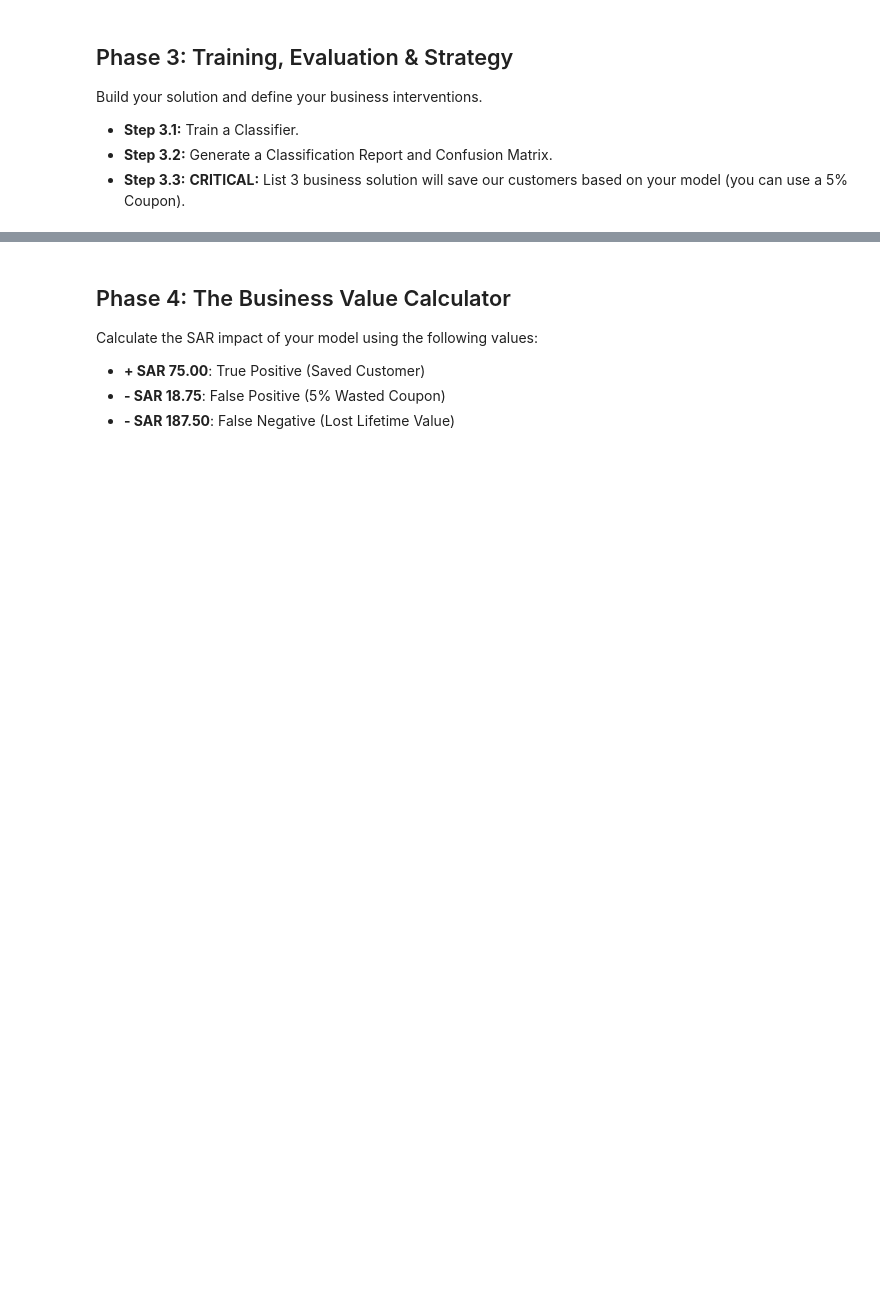
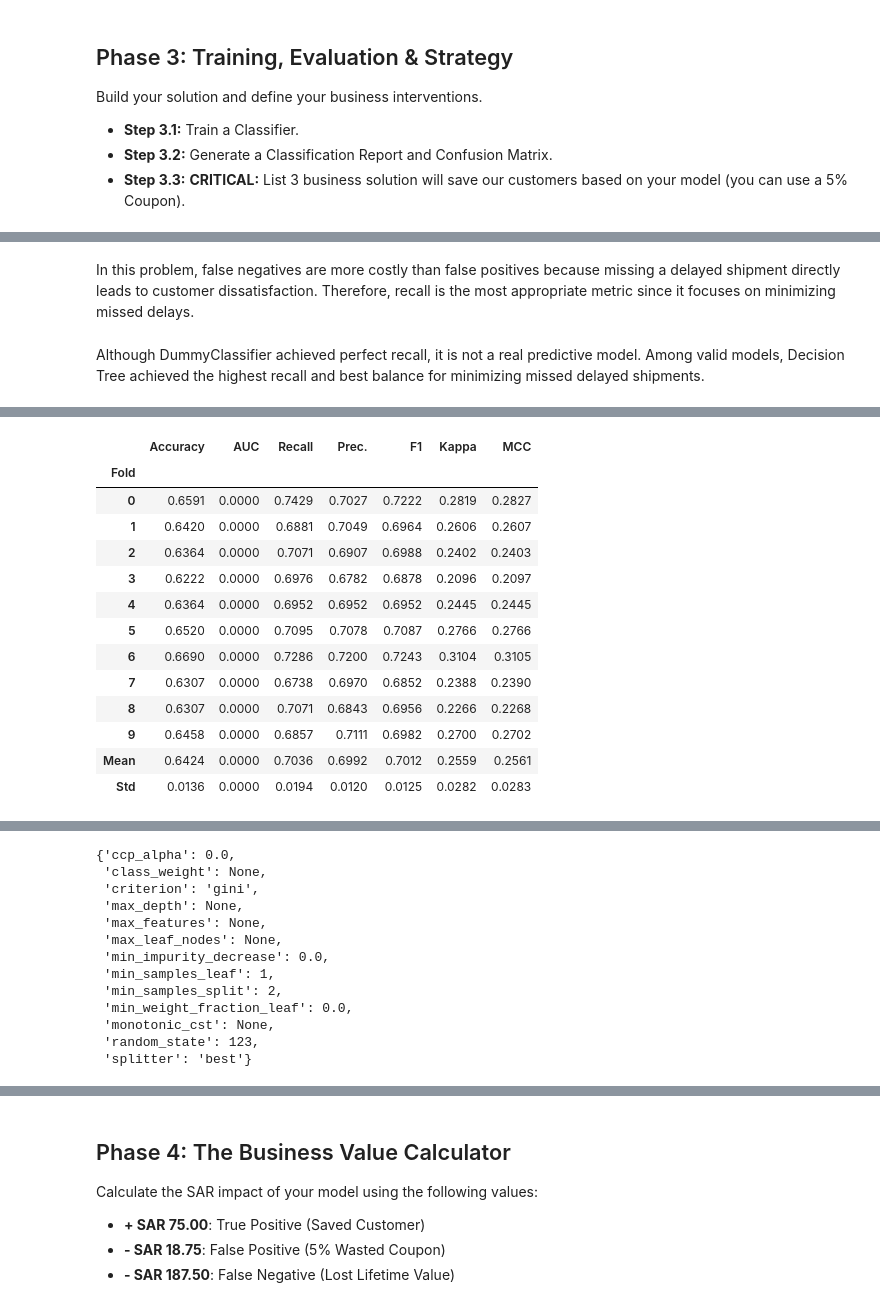
Before and after one commit to SaraAbuHimed/week3-ml-baseline-system, a Jupyter notebook: notebooks/Shipping_Crisis_Template.ipynb, the cells around one changed output, grey strips where cells are left out. Cells and saved outputs as stored; diff of their text form; code cells hidden in the pictures; blank space fills up the shorter version.

```diff
--- a/notebooks/Shipping_Crisis_Template.ipynb
+++ b/notebooks/Shipping_Crisis_Template.ipynb
@@ -133,0 +365,9 @@ Build your solution and define your business interventions.
+# %% [markdown]
+In this problem, false negatives are more costly than false positives because missing a delayed shipment directly leads to customer dissatisfaction. Therefore, recall is the most appropriate metric since it focuses on minimizing missed delays.
+# %% [markdown]
+Although DummyClassifier achieved perfect recall, it is not a real predictive model. Among valid models, Decision Tree achieved the highest recall and best balance for minimizing missed delayed shipments.
+# %%
+best_model = create_model("dt")
+
+best_model.get_params() # find df parameters
+# %% [output]
@@ -133,0 +375,14 @@ Build your solution and define your business interventions.
+|  | Accuracy | AUC | Recall | Prec. | F1 | Kappa | MCC |
+| Fold |  |  |  |  |  |  |  |
+| 0 | 0.6591 | 0.0000 | 0.7429 | 0.7027 | 0.7222 | 0.2819 | 0.2827 |
+| 1 | 0.6420 | 0.0000 | 0.6881 | 0.7049 | 0.6964 | 0.2606 | 0.2607 |
+| 2 | 0.6364 | 0.0000 | 0.7071 | 0.6907 | 0.6988 | 0.2402 | 0.2403 |
+| 3 | 0.6222 | 0.0000 | 0.6976 | 0.6782 | 0.6878 | 0.2096 | 0.2097 |
+| 4 | 0.6364 | 0.0000 | 0.6952 | 0.6952 | 0.6952 | 0.2445 | 0.2445 |
+| 5 | 0.6520 | 0.0000 | 0.7095 | 0.7078 | 0.7087 | 0.2766 | 0.2766 |
+| 6 | 0.6690 | 0.0000 | 0.7286 | 0.7200 | 0.7243 | 0.3104 | 0.3105 |
+| 7 | 0.6307 | 0.0000 | 0.6738 | 0.6970 | 0.6852 | 0.2388 | 0.2390 |
+| 8 | 0.6307 | 0.0000 | 0.7071 | 0.6843 | 0.6956 | 0.2266 | 0.2268 |
+| 9 | 0.6458 | 0.0000 | 0.6857 | 0.7111 | 0.6982 | 0.2700 | 0.2702 |
+| Mean | 0.6424 | 0.0000 | 0.7036 | 0.6992 | 0.7012 | 0.2559 | 0.2561 |
+| Std | 0.0136 | 0.0000 | 0.0194 | 0.0120 | 0.0125 | 0.0282 | 0.0283 |
@@ -133,0 +390,13 @@ Build your solution and define your business interventions.
+{'ccp_alpha': 0.0,
+ 'class_weight': None,
+ 'criterion': 'gini',
+ 'max_depth': None,
+ 'max_features': None,
+ 'max_leaf_nodes': None,
+ 'min_impurity_decrease': 0.0,
+ 'min_samples_leaf': 1,
+ 'min_samples_split': 2,
+ 'min_weight_fraction_leaf': 0.0,
+ 'monotonic_cst': None,
+ 'random_state': 123,
+ 'splitter': 'best'}
```
Also changed, not shown: parts of 39 cells of this notebook.
